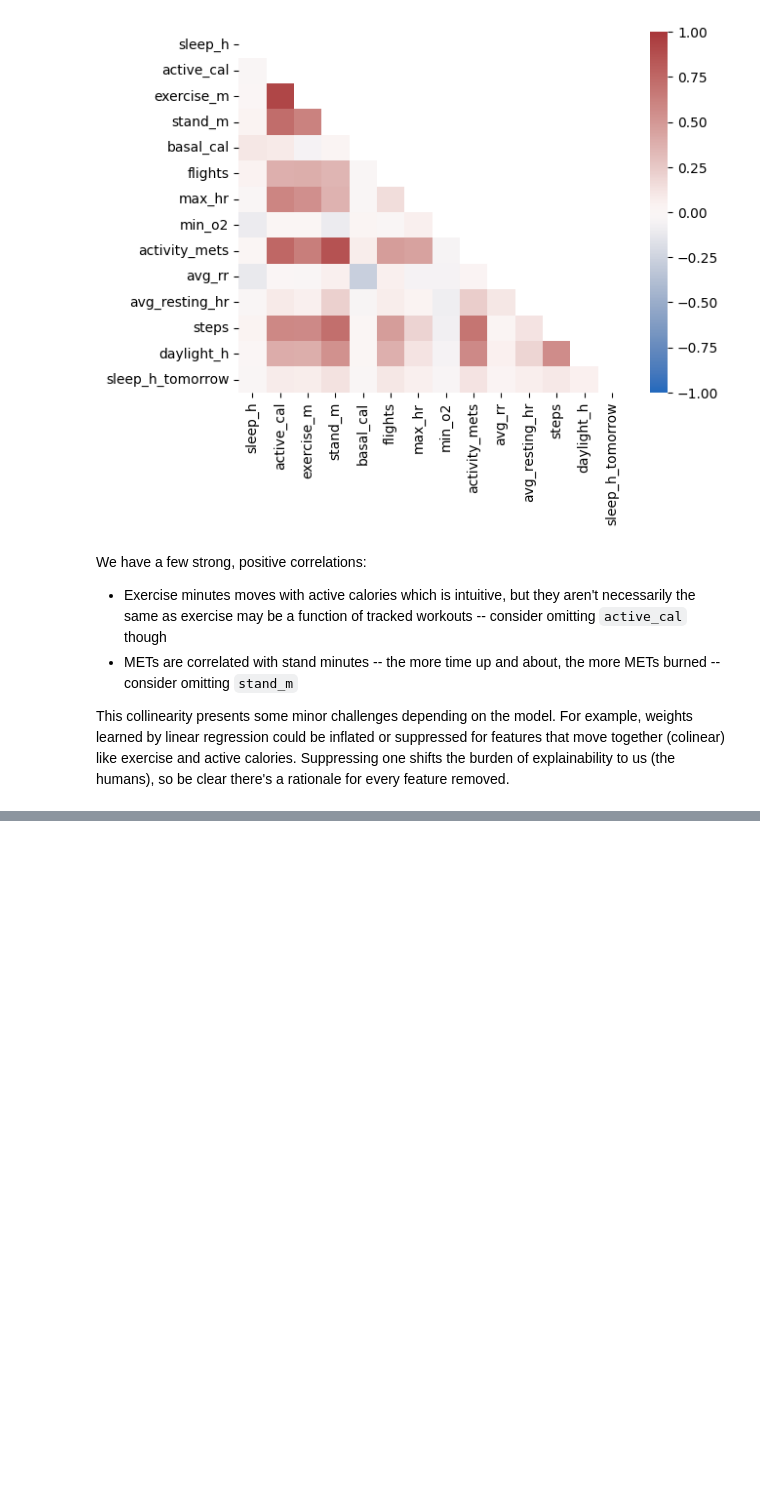
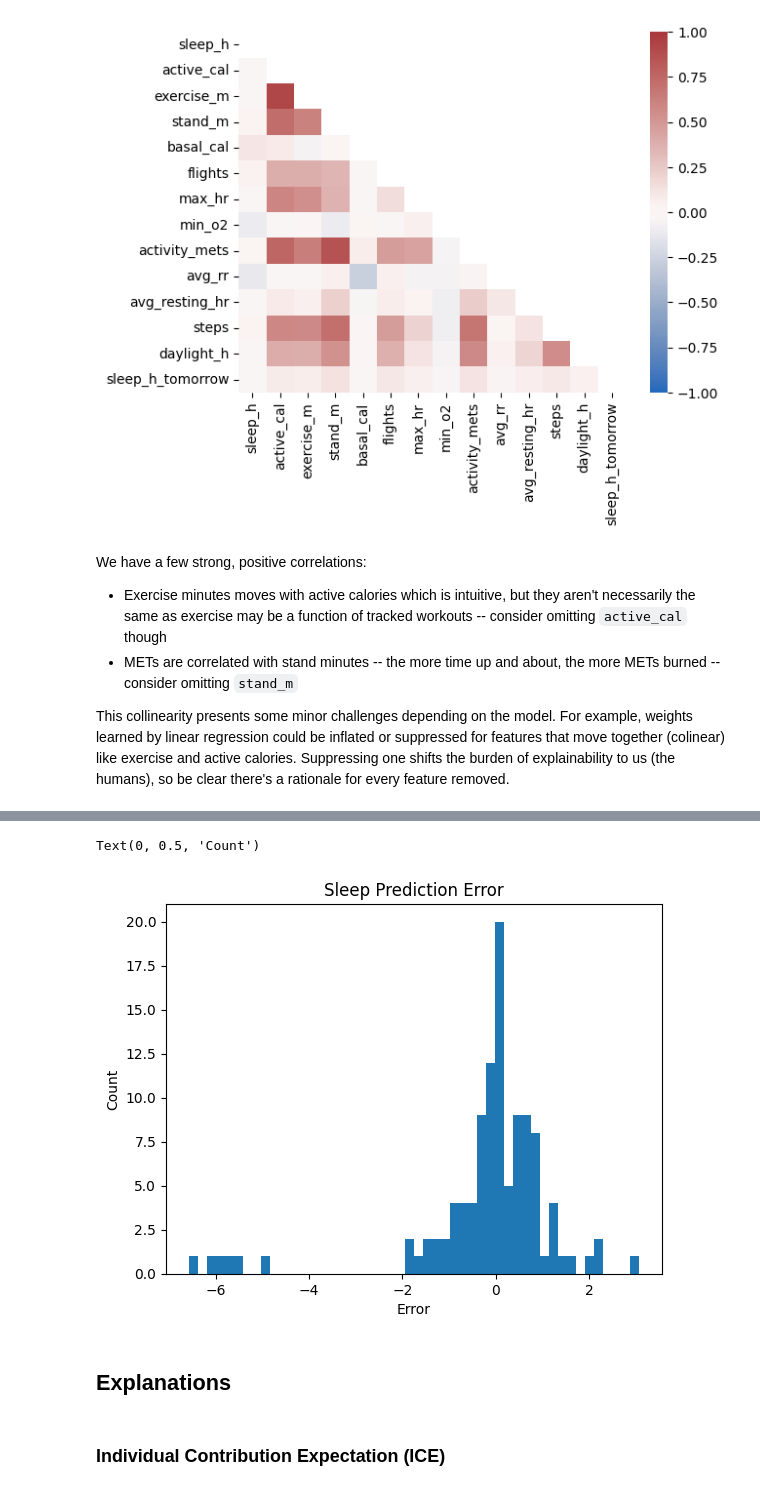
Before and after one commit to auto-d/medex, a Jupyter notebook: medex.ipynb, the cells around one changed output, grey strips where cells are left out. Drawn from its saved outputs; the diff is of its cells as text; code cells hidden in the pictures; blank space fills up the shorter version.

```diff
--- a/medex.ipynb
+++ b/medex.ipynb
@@ -301,0 +408,11 @@ This collinearity presents some minor challenges depending on the model. For exa
+# %%
+errors = y_test - preds
+fig, ax = plt.subplots()
+
+ax.hist(errors, bins=50)
+ax.set_title("Sleep Prediction Error")
+ax.set_xlabel("Error")
+ax.set_ylabel("Count")
+# %% [output]
+Text(0, 0.5, 'Count')
+[figure, added]
@@ -301,0 +422,2 @@ This collinearity presents some minor challenges depending on the model. For exa
+# %% [markdown]
+## Explanations
@@ -301,0 +426,2 @@ This collinearity presents some minor challenges depending on the model. For exa
+# %% [markdown]
+### Individual Contribution Expectation (ICE)
```
Also changed, not shown: parts of 20 cells of this notebook, 1 other file.
